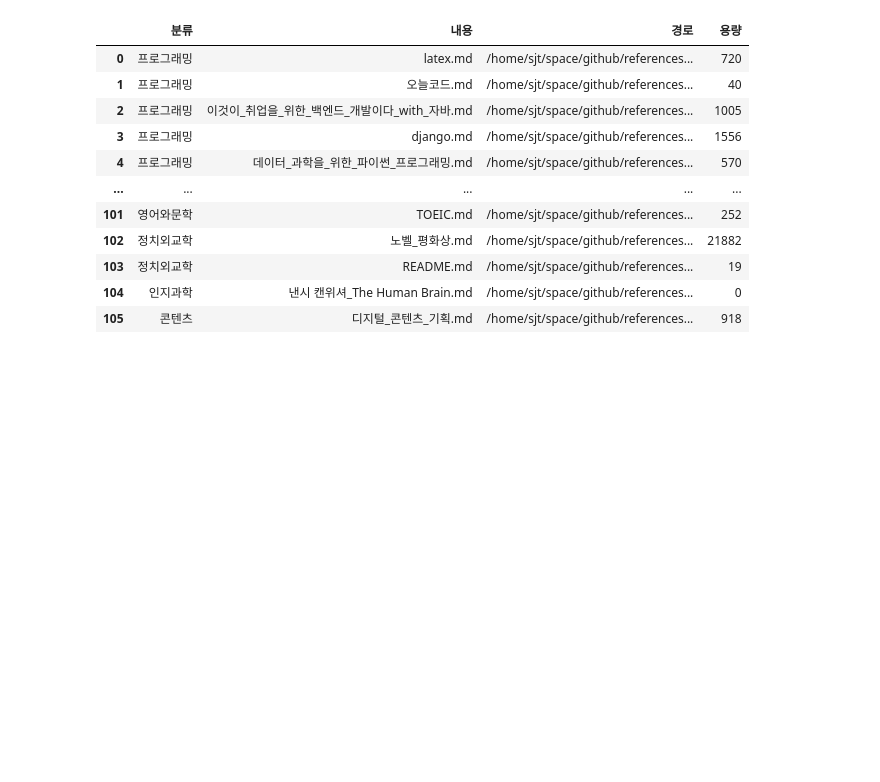
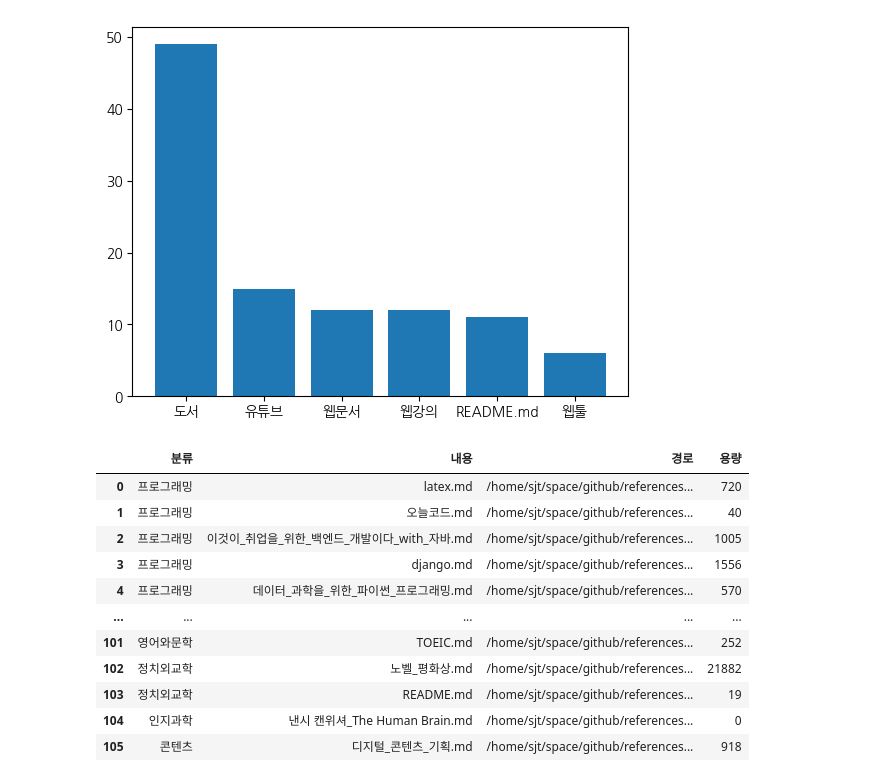
Before and after one commit to Song-Juntae/references, a Jupyter notebook: reference.ipynb, the cells around one changed output. Saved outputs shown, nothing was run; the diff lists cells and outputs as text; code cells hidden in the pictures; blank space fills up the shorter version.

```diff
--- a/reference.ipynb
+++ b/reference.ipynb
@@ -44,3 +44,12 @@ df_reference
+# %%
+cnt_분류 = Counter([i.split('_')[0] for i in df_reference['내용']]).most_common(20)
+
+x,y = zip(*cnt_분류)
+
+plt.bar(x,y)
+plt.savefig('분류.png')
+# %% [output]
+[figure, added]
 # %%
 df_reference['용량'] = [os.path.getsize(i) for i in df_reference['경로']]
 df_reference
```
Also changed, not shown: parts of 1 cell of this notebook, 23 other files.
